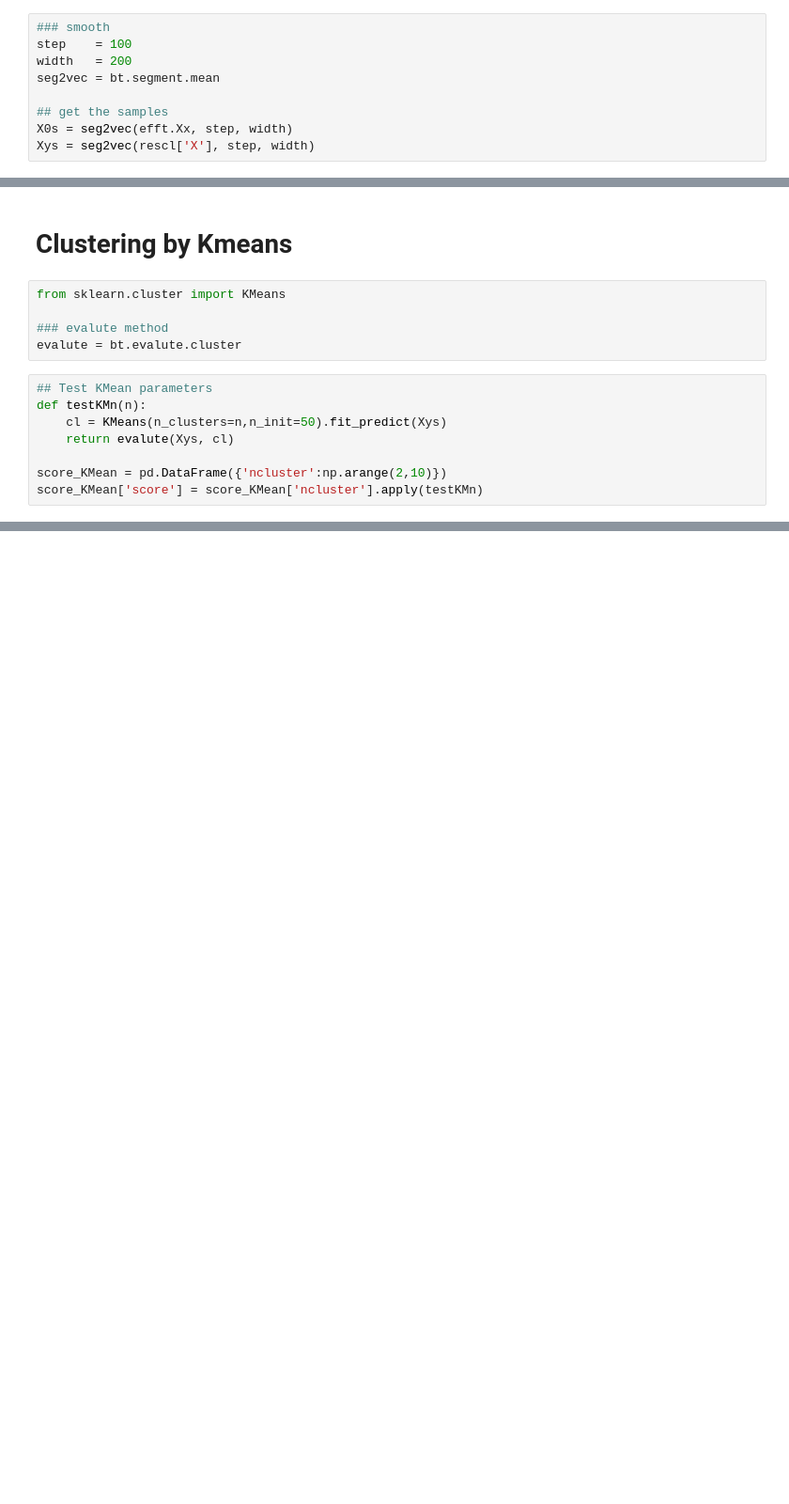
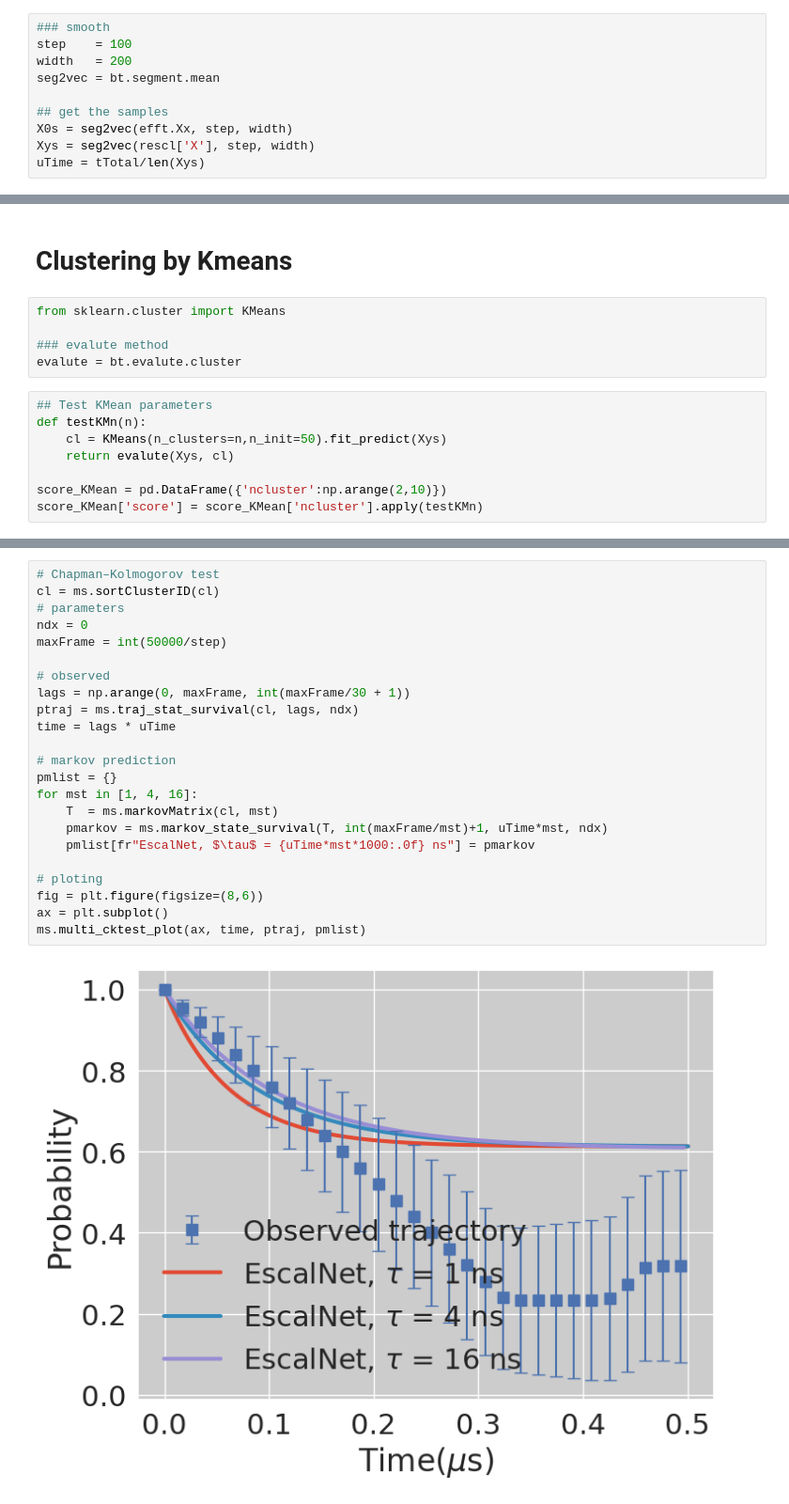
Before and after one commit to ghzuo/EscalNet, a Jupyter notebook: EscalNet.ipynb, the cells around one changed output, grey strips where cells are left out. Shown at 94% size. Cells and saved outputs as stored; diff of their text form; blank space fills up the shorter version.

Commit message:
add markov testing and cluster evalute

```diff
--- a/EscalNet.ipynb
+++ b/EscalNet.ipynb
@@ -154,6 +157,7 @@ seg2vec = bt.segment.mean
 ## get the samples
 X0s = seg2vec(efft.Xx, step, width)
 Xys = seg2vec(rescl['X'], step, width)
+uTime = tTotal/len(Xys)
 # %%
 ### similar metrix
 similar = bt.dist.cosin
@@ -216,0 +237,25 @@ bt.plot.clplot(score_KMean.set_index('ncluster'), cl, lab)
+# %%
+# Chapman–Kolmogorov test
+cl = ms.sortClusterID(cl)
+# parameters
+ndx = 0
+maxFrame = int(50000/step)
+
+# observed
+lags = np.arange(0, maxFrame, int(maxFrame/30 + 1))
+ptraj = ms.traj_stat_survival(cl, lags, ndx)
+time = lags * uTime
+
+# markov prediction
+pmlist = {}
+for mst in [1, 4, 16]:
+    T  = ms.markovMatrix(cl, mst)
+    pmarkov = ms.markov_state_survival(T, int(maxFrame/mst)+1, uTime*mst, ndx)
+    pmlist[fr"EscalNet, $\tau$ = {uTime*mst*1000:.0f} ns"] = pmarkov
+
+# ploting
+fig = plt.figure(figsize=(8,6))
+ax = plt.subplot()
+ms.multi_cktest_plot(ax, time, ptraj, pmlist)
+# %% [output]
+[figure, added]
```
Also changed, not shown: parts of 7 cells of this notebook, 5 other files.
